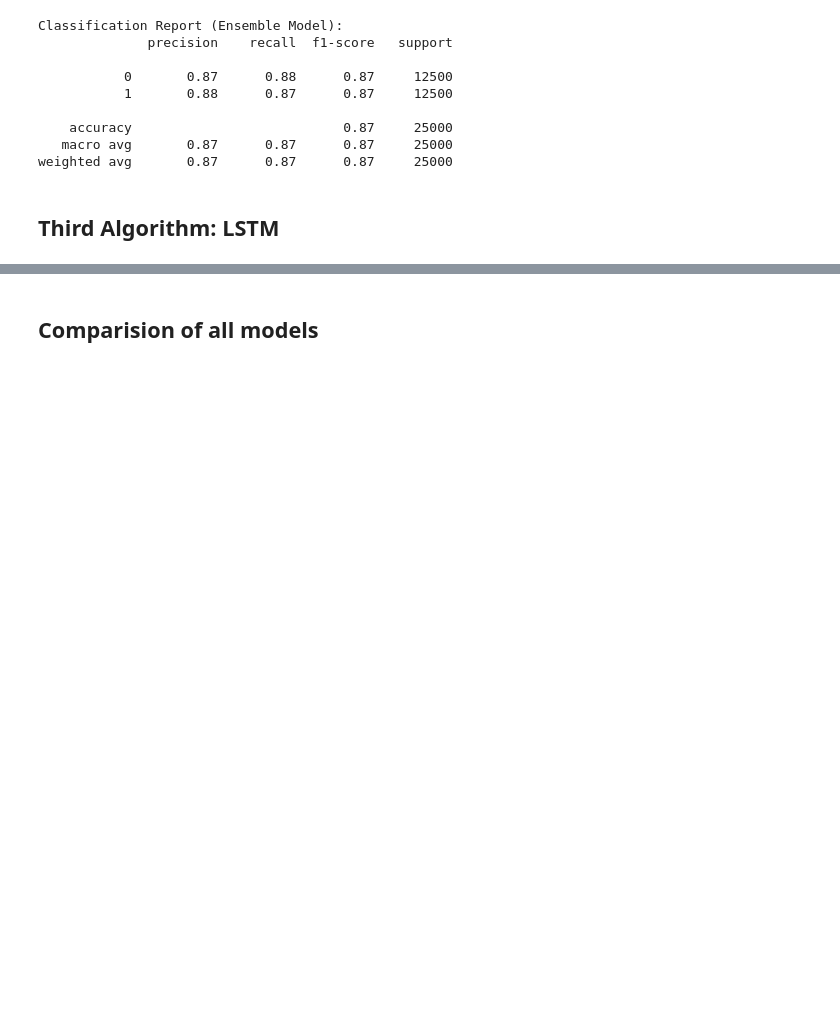
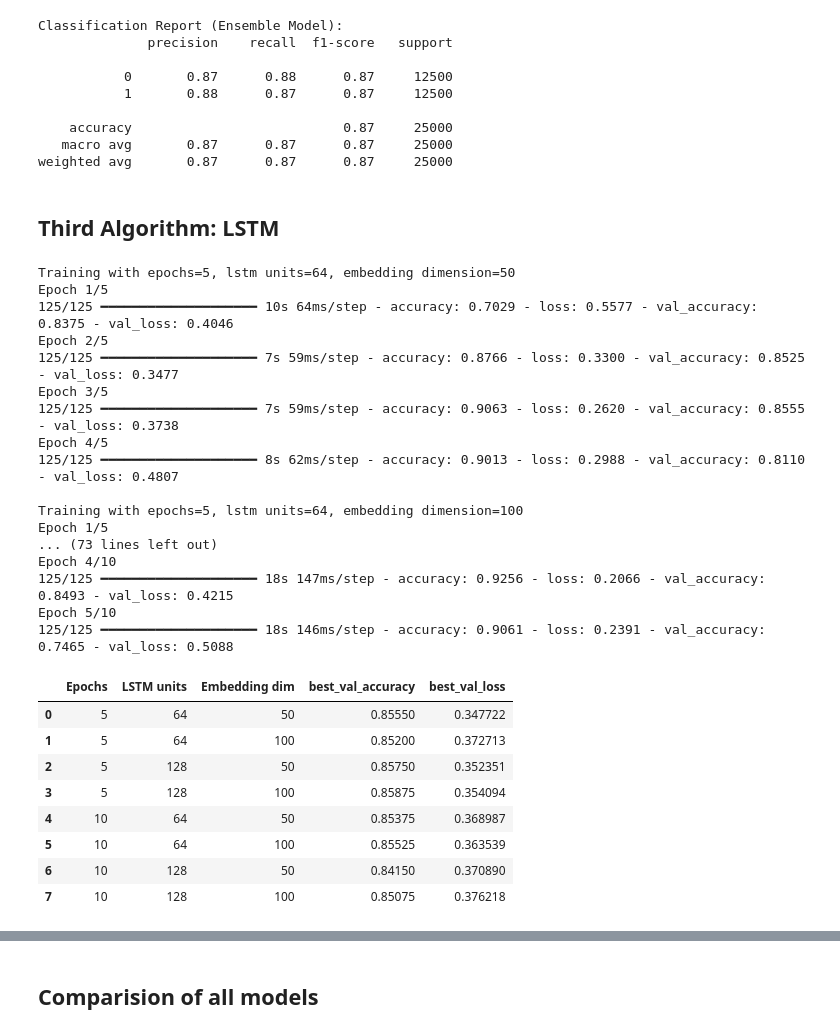
Before and after one commit to shakyaa89/Movie-Reviews-Sentiment-Analysis, a Jupyter notebook: 23048469 Shashwat Shakya.ipynb, the cells around one changed output, grey strips where cells are left out. Drawn from its saved outputs; the diff is of its cells as text; code cells hidden in the pictures; blank space fills up the shorter version.

```diff
--- a/23048469 Shashwat Shakya.ipynb
+++ b/23048469 Shashwat Shakya.ipynb
@@ -376,0 +380,67 @@ lstm_model.compile(loss='binary_crossentropy', optimizer='adam',metrics=['accura
+# %%
+# Defining the parameters
+epochs = [5, 10]
+lstm_units = [64, 128]
+embedding_dims = [50, 100]
+
+tuning_results = []
+
+# Creating and training the model for each parameters
+for epoch in epochs:
+    for lstm_unit in lstm_units:
+        for embedding_dim in embedding_dims:
+            tuning_model =  lstm_parameter_tuning(embedding_dim, lstm_unit)
+
+            print(f"\nTraining with epochs={epoch}, lstm units={lstm_unit}, embedding dimension={embedding_dim}")
+
+            # Early stop configurating to prevent overfitting, val_loss is monitored and patience is 2
+            early_stop = EarlyStopping(monitor='val_loss', patience=2, restore_best_weights=True)
+
+            # Fitting the model with early stop
+            tuning_history = tuning_model.fit(X_train, y_train, epochs = epoch, batch_size=128, validation_split=0.2, callbacks=[early_stop])
+
+            # Calculating the best val_accuracy for each model
+            best_val_acc = max(tuning_history.history['val_accuracy'])
+            # Calculating the best val_loss for each model
+            best_val_loss = min(tuning_history.history['val_loss'])
+
+            # Appending the model info and results in an array
+            tuning_results.append({
+                "Epochs": epoch,
+                "LSTM units": lstm_unit,
+                "Embedding dim": embedding_dim,
+                "best_val_accuracy": best_val_acc,
+                "best_val_loss": best_val_loss
+            })
+
+# Converting the array to DataFrame
+tuning_results_df = pd.DataFrame(tuning_results)
+# Displaying the dataframe
+tuning_results_df
+# %% [output]
+Training with epochs=5, lstm units=64, embedding dimension=50
+Epoch 1/5
+125/125 ━━━━━━━━━━━━━━━━━━━━ 10s 64ms/step - accuracy: 0.7029 - loss: 0.5577 - val_accuracy: 0.8375 - val_loss: 0.4046
+Epoch 2/5
+125/125 ━━━━━━━━━━━━━━━━━━━━ 7s 59ms/step - accuracy: 0.8766 - loss: 0.3300 - val_accuracy: 0.8525 - val_loss: 0.3477
+Epoch 3/5
+125/125 ━━━━━━━━━━━━━━━━━━━━ 7s 59ms/step - accuracy: 0.9063 - loss: 0.2620 - val_accuracy: 0.8555 - val_loss: 0.3738
+Epoch 4/5
+125/125 ━━━━━━━━━━━━━━━━━━━━ 8s 62ms/step - accuracy: 0.9013 - loss: 0.2988 - val_accuracy: 0.8110 - val_loss: 0.4807
+
+Training with epochs=5, lstm units=64, embedding dimension=100
+Epoch 1/5
+... (73 lines left out)
+Epoch 4/10
+125/125 ━━━━━━━━━━━━━━━━━━━━ 18s 147ms/step - accuracy: 0.9256 - loss: 0.2066 - val_accuracy: 0.8493 - val_loss: 0.4215
+Epoch 5/10
+125/125 ━━━━━━━━━━━━━━━━━━━━ 18s 146ms/step - accuracy: 0.9061 - loss: 0.2391 - val_accuracy: 0.7465 - val_loss: 0.5088
+|  | Epochs | LSTM units | Embedding dim | best_val_accuracy | best_val_loss |
+| 0 | 5 | 64 | 50 | 0.85550 | 0.347722 |
+| 1 | 5 | 64 | 100 | 0.85200 | 0.372713 |
+| 2 | 5 | 128 | 50 | 0.85750 | 0.352351 |
+| 3 | 5 | 128 | 100 | 0.85875 | 0.354094 |
+| 4 | 10 | 64 | 50 | 0.85375 | 0.368987 |
+| 5 | 10 | 64 | 100 | 0.85525 | 0.363539 |
+| 6 | 10 | 128 | 50 | 0.84150 | 0.370890 |
+| 7 | 10 | 128 | 100 | 0.85075 | 0.376218 |
```
Also changed, not shown: parts of 14 cells of this notebook, 2 other files.
